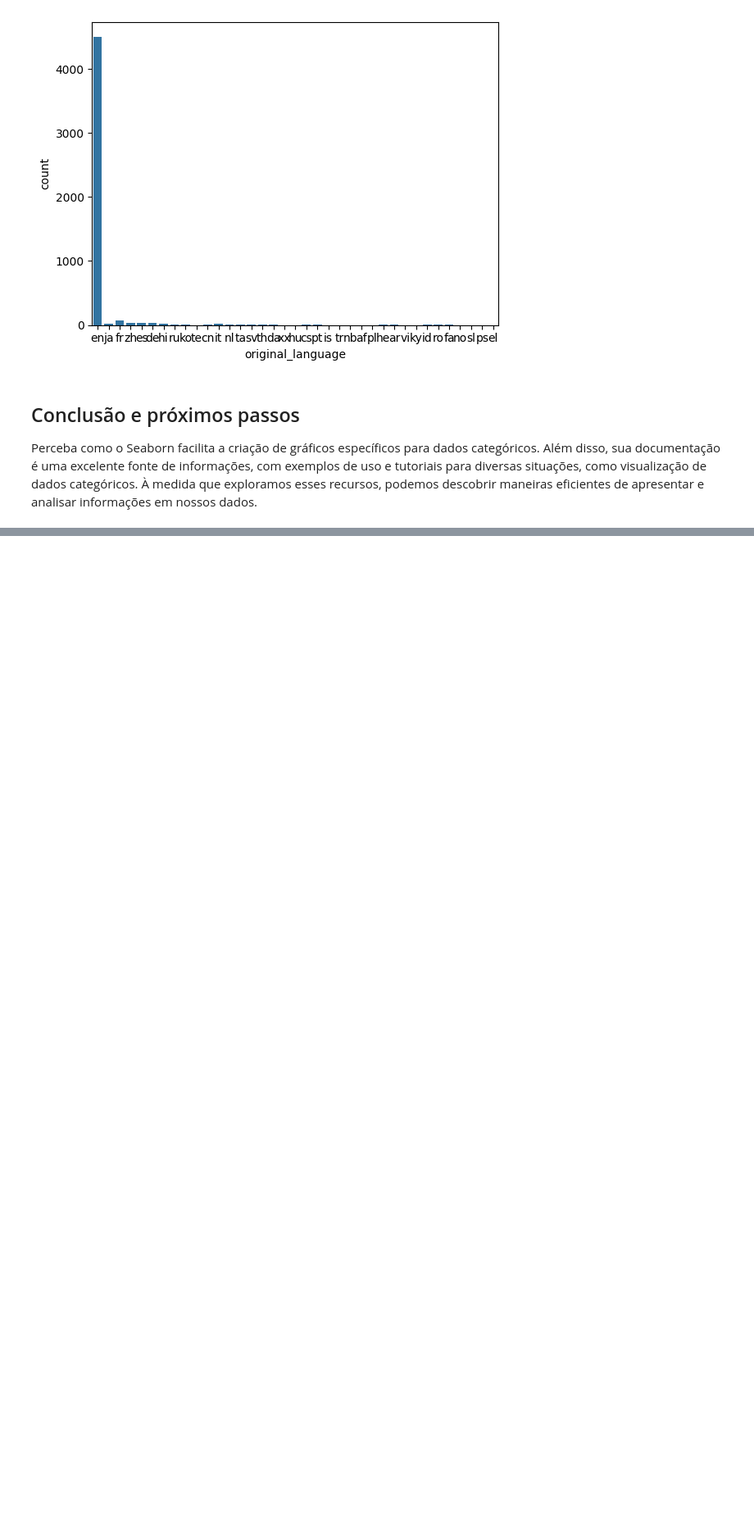
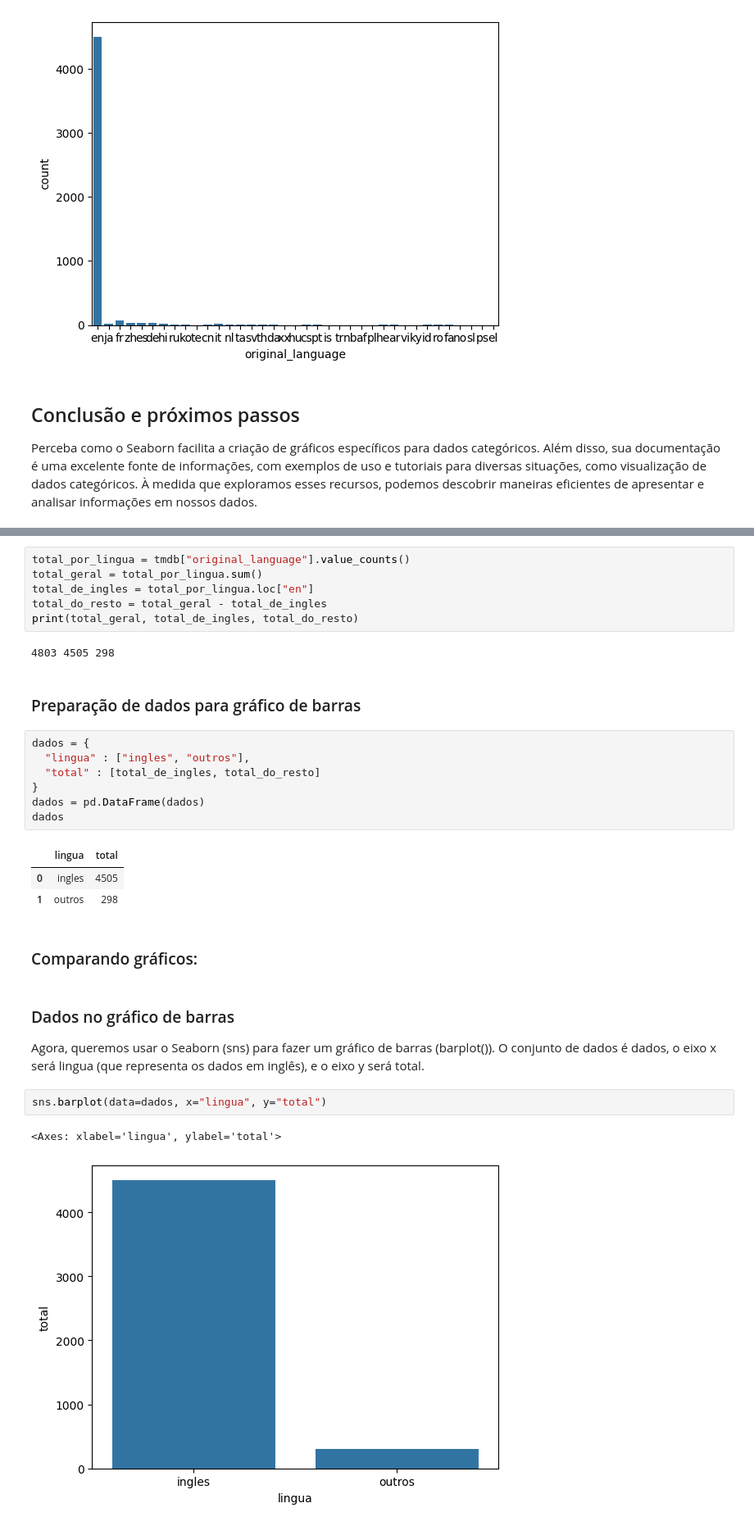
Before and after one commit to orlandojsjunior/Data_Science-explorando_e_analisando_dados, a Jupyter notebook: Explorando_e_analisando_dados.ipynb, the cells around one changed output, grey strips where cells are left out. Shown: that part at 82% size. Saved outputs shown, nothing was run; the diff lists cells and outputs as text; blank space fills up the shorter version.

```diff
--- a/Explorando_e_analisando_dados.ipynb
+++ b/Explorando_e_analisando_dados.ipynb
@@ -633,0 +691,32 @@ Perceba como o Seaborn facilita a criação de gráficos específicos para dados
+# %%
+total_por_lingua = tmdb["original_language"].value_counts()
+total_geral = total_por_lingua.sum()
+total_de_ingles = total_por_lingua.loc["en"]
+total_do_resto = total_geral - total_de_ingles
+print(total_geral, total_de_ingles, total_do_resto)
+# %% [output]
+4803 4505 298
+# %% [markdown]
+### Preparação de dados para gráfico de barras
+# %%
+dados = {
+  "lingua" : ["ingles", "outros"],
+  "total" : [total_de_ingles, total_do_resto]
+}
+dados = pd.DataFrame(dados)
+dados
+# %% [output]
+|  | lingua | total |
+| 0 | ingles | 4505 |
+| 1 | outros | 298 |
+# %% [markdown]
+### Comparando gráficos:
+# %% [markdown]
+### Dados no gráfico de barras
+
+Agora, queremos usar o Seaborn (sns) para fazer um gráfico de barras (barplot()). O conjunto de dados é dados, o eixo x será lingua (que representa os dados em inglês), e o eixo y será total.
+# %%
+sns.barplot(data=dados, x="lingua", y="total")
+# %% [output]
+<Axes: xlabel='lingua', ylabel='total'>
+[figure, added]
```
Also changed, not shown: parts of 13 cells of this notebook.
